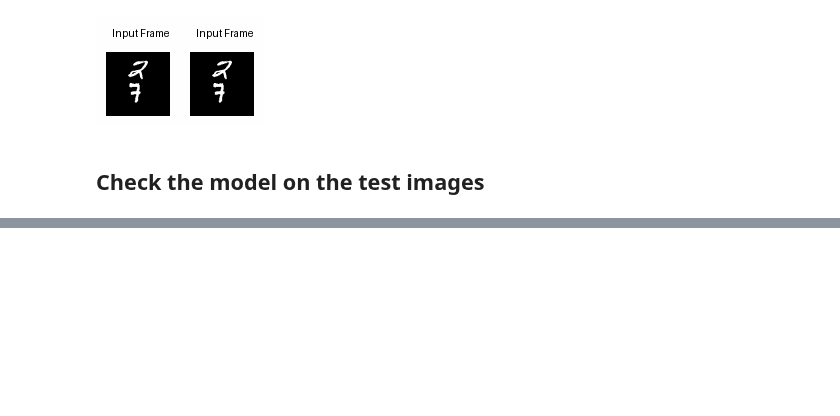
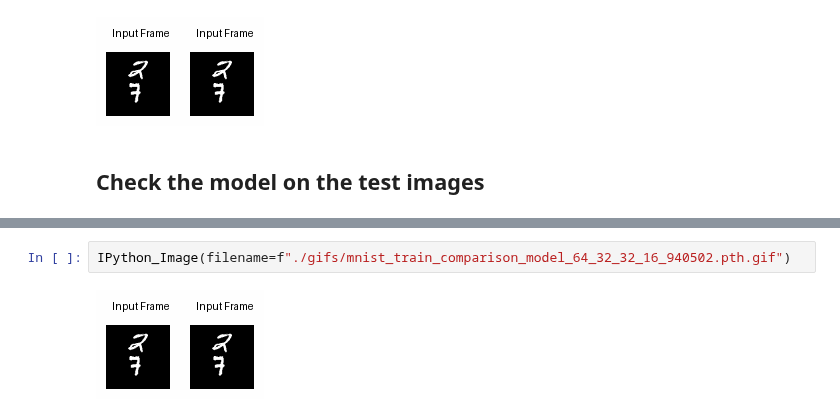
Before and after one commit to mzampar/Deep-Learning-Project, a Jupyter notebook: display/mnsit_display_results.ipynb, the cells around one changed output, grey strips where cells are left out. Drawn from its saved outputs; the diff is of its cells as text; blank space fills up the shorter version.

```diff
--- a/display/mnsit_display_results.ipynb
+++ b/display/mnsit_display_results.ipynb
@@ -207,0 +217,4 @@ IPython_Image(filename='mnist_test_comparison.gif')
+# %%
+IPython_Image(filename=f"./gifs/mnist_train_comparison_model_64_32_32_16_940502.pth.gif")
+# %% [output]
+[figure, added]
```
Also changed, not shown: parts of 13 cells of this notebook, 16 other files.
